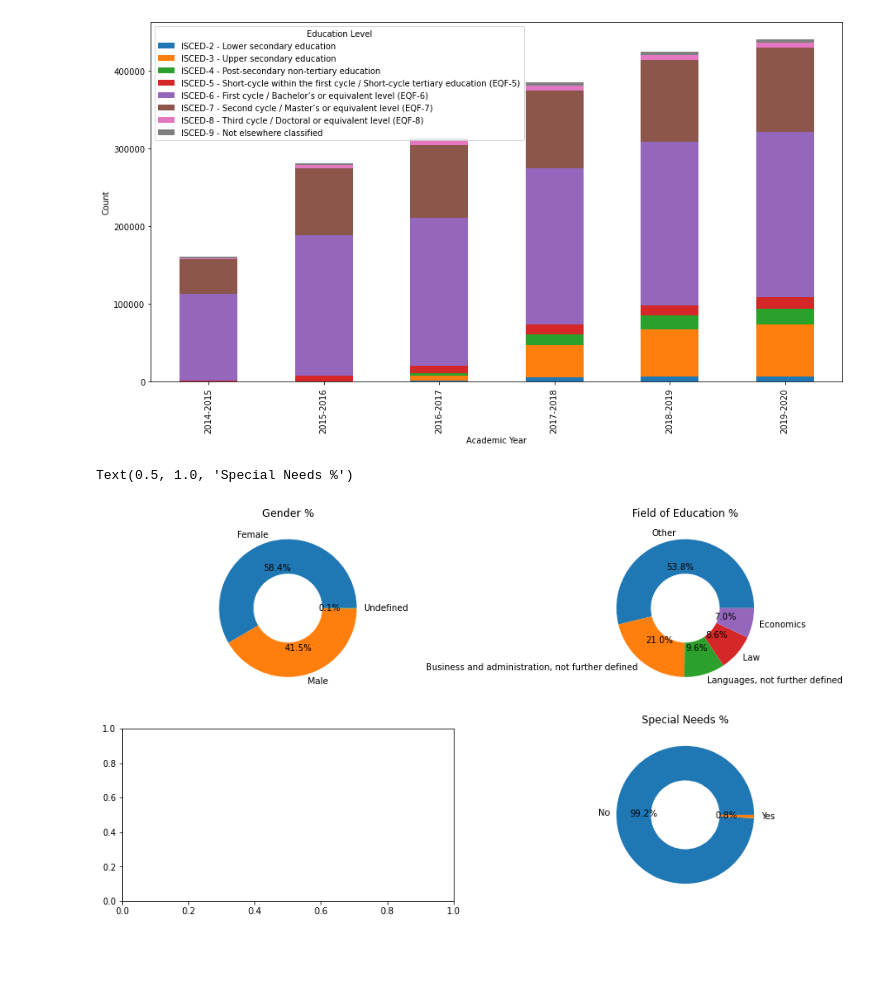
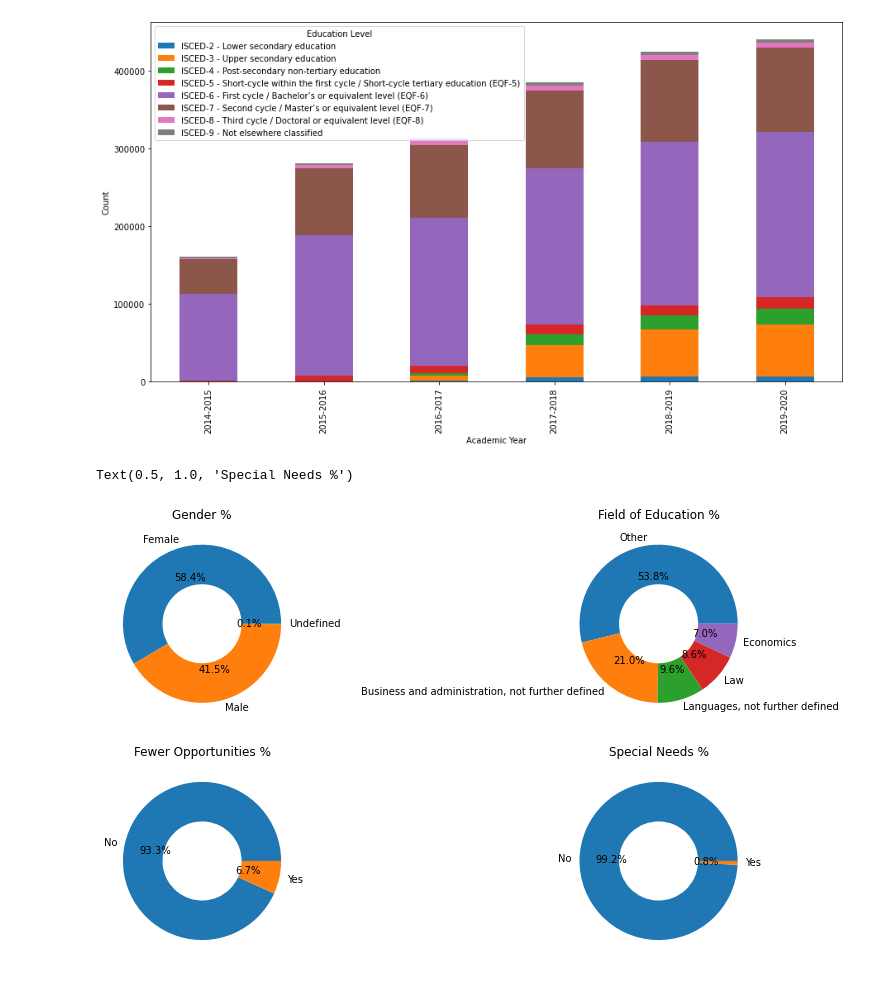
Before and after one commit to tatouti/DatabasePD, a Jupyter notebook: Erasmus_DataAnalysis.ipynb, the cells around one changed output. Saved outputs shown, nothing was run; the diff lists cells and outputs as text; code cells hidden in the pictures; blank space fills up the shorter version.

```diff
--- a/Erasmus_DataAnalysis.ipynb
+++ b/Erasmus_DataAnalysis.ipynb
@@ -286,31 +286,38 @@ grouped = None
 # %%
 fig, axs = plt.subplots(2, 2)
 fig.set_size_inches([15, 8])
 
 # Gender
 gender = erasmus_df['Participant Gender'].value_counts()
 axs[0, 0].pie(gender.values,
               labels = gender.index,
               wedgeprops=dict(width=0.5),
               autopct='%1.1f%%')
 axs[0, 0].set_title('Gender %')
 
 # Field of education
 FieldofEducation = erasmus_df['Field of Education'].value_counts().head(5)
 axs[0,1].pie(FieldofEducation.values,
               labels = FieldofEducation.index,
               wedgeprops=dict(width=0.5),
               autopct='%1.1f%%')
 axs[0,1].set_title('Field of Education %')
 
+# Fewer Opportunities
+FewerOpportunities = erasmus_df['Fewer Opportunities'].value_counts()
+axs[1,0].pie(FewerOpportunities.values,
+              labels = FewerOpportunities.index,
+              wedgeprops=dict(width=0.5),
+              autopct='%1.1f%%')
+axs[1,0].set_title('Fewer Opportunities %')
 
 # Special Needs
 SpecialNeeds = erasmus_df['Special Needs'].value_counts()
 axs[1, 1].pie(SpecialNeeds.values,
               labels = SpecialNeeds.index,
               wedgeprops=dict(width=0.5),
               autopct='%1.1f%%')
 axs[1, 1].set_title('Special Needs %')
 # %% [output]
 Text(0.5, 1.0, 'Special Needs %')
-[figure, old version]
+[figure, new version]
```
